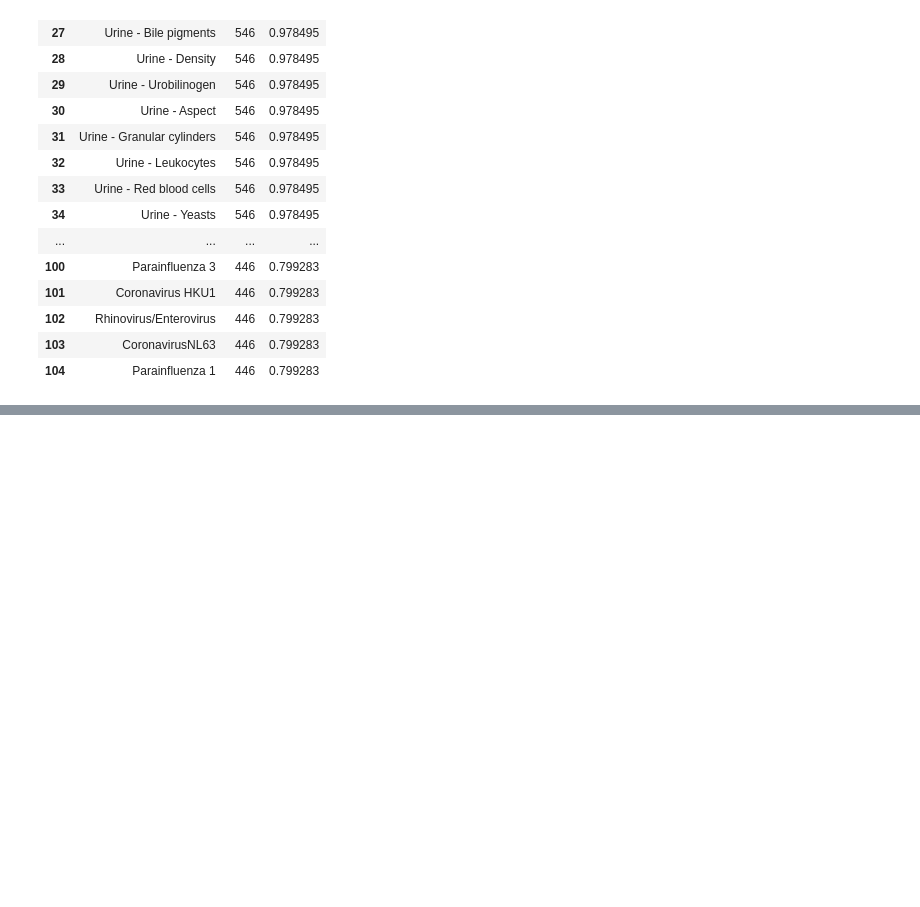
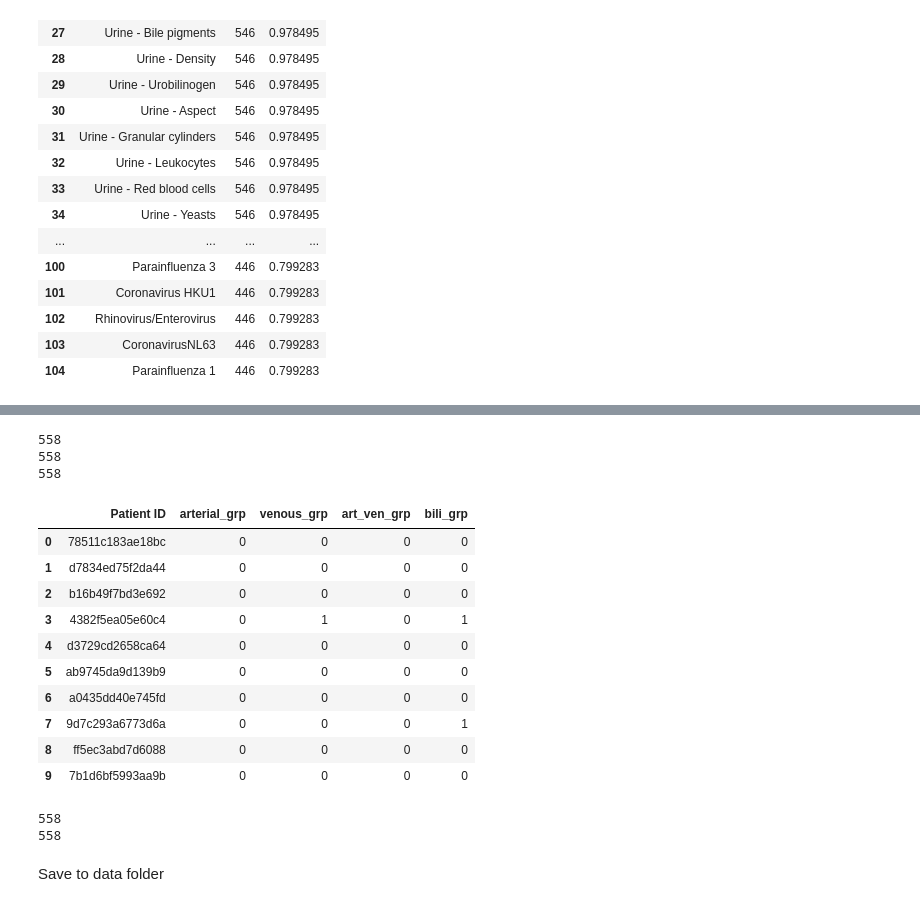
Before and after one commit to Yilin-Ye/ds_case_1_team_2, a Jupyter notebook: eda/blood_gasses_cytes_bilirubin_groups.ipynb, the cells around one changed output, grey strips where cells are left out. Saved outputs shown, nothing was run; the diff lists cells and outputs as text; code cells hidden in the pictures; blank space fills up the shorter version.

```diff
--- a/eda/blood_gasses_cytes_bilirubin_groups.ipynb
+++ b/eda/blood_gasses_cytes_bilirubin_groups.ipynb
@@ -202,0 +193,3 @@ bg_result.head(10)
+# %%
+bg_final = bg_result[['Patient ID', 'arterial_grp', 'venous_grp', 'art_ven_grp']]
+bg_final.head(10)
@@ -344,0 +352,3 @@ bili.head(5)
+# %%
+bili_final = bili[['Patient ID', 'bili_grp']]
+bili_final.head(10)
@@ -440,0 +469,31 @@ cov_pos_missing[(cov_pos_missing.prop > 0) & (cov_pos_missing.prop <= 0.98)]
+# %%
+print(len(bili_final))
+print(len(bg_final))
+print(len(df[df['SARS-Cov-2 exam result'] == 'positive']))
+# %% [output]
+558
+558
+558
+# %%
+final = bg_final.merge(bili_final, on = 'Patient ID', how = 'left')
+final.head(10)
+# %% [output]
+|  | Patient ID | arterial_grp | venous_grp | art_ven_grp | bili_grp |
+| 0 | 78511c183ae18bc | 0 | 0 | 0 | 0 |
+| 1 | d7834ed75f2da44 | 0 | 0 | 0 | 0 |
+| 2 | b16b49f7bd3e692 | 0 | 0 | 0 | 0 |
+| 3 | 4382f5ea05e60c4 | 0 | 1 | 0 | 1 |
+| 4 | d3729cd2658ca64 | 0 | 0 | 0 | 0 |
+| 5 | ab9745da9d139b9 | 0 | 0 | 0 | 0 |
+| 6 | a0435dd40e745fd | 0 | 0 | 0 | 0 |
+| 7 | 9d7c293a6773d6a | 0 | 0 | 0 | 1 |
+| 8 | ff5ec3abd7d6088 | 0 | 0 | 0 | 0 |
+| 9 | 7b1d6bf5993aa9b | 0 | 0 | 0 | 0 |
+# %%
+print(len(df[df['SARS-Cov-2 exam result'] == 'positive']))
+print(len(final))
+# %% [output]
+558
+558
+# %% [markdown]
+Save to data folder
```
Also changed, not shown: parts of 9 cells of this notebook, 1 other file.
